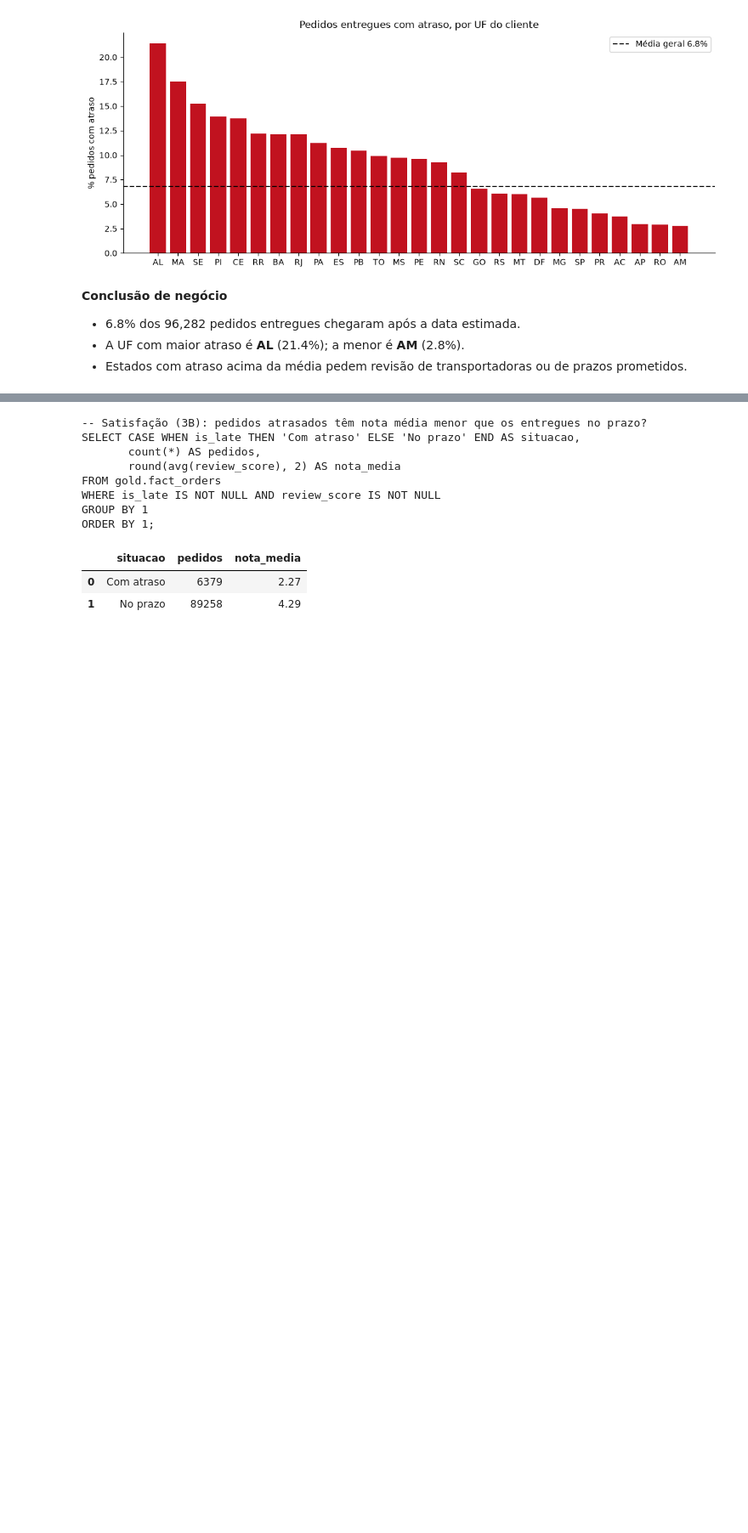
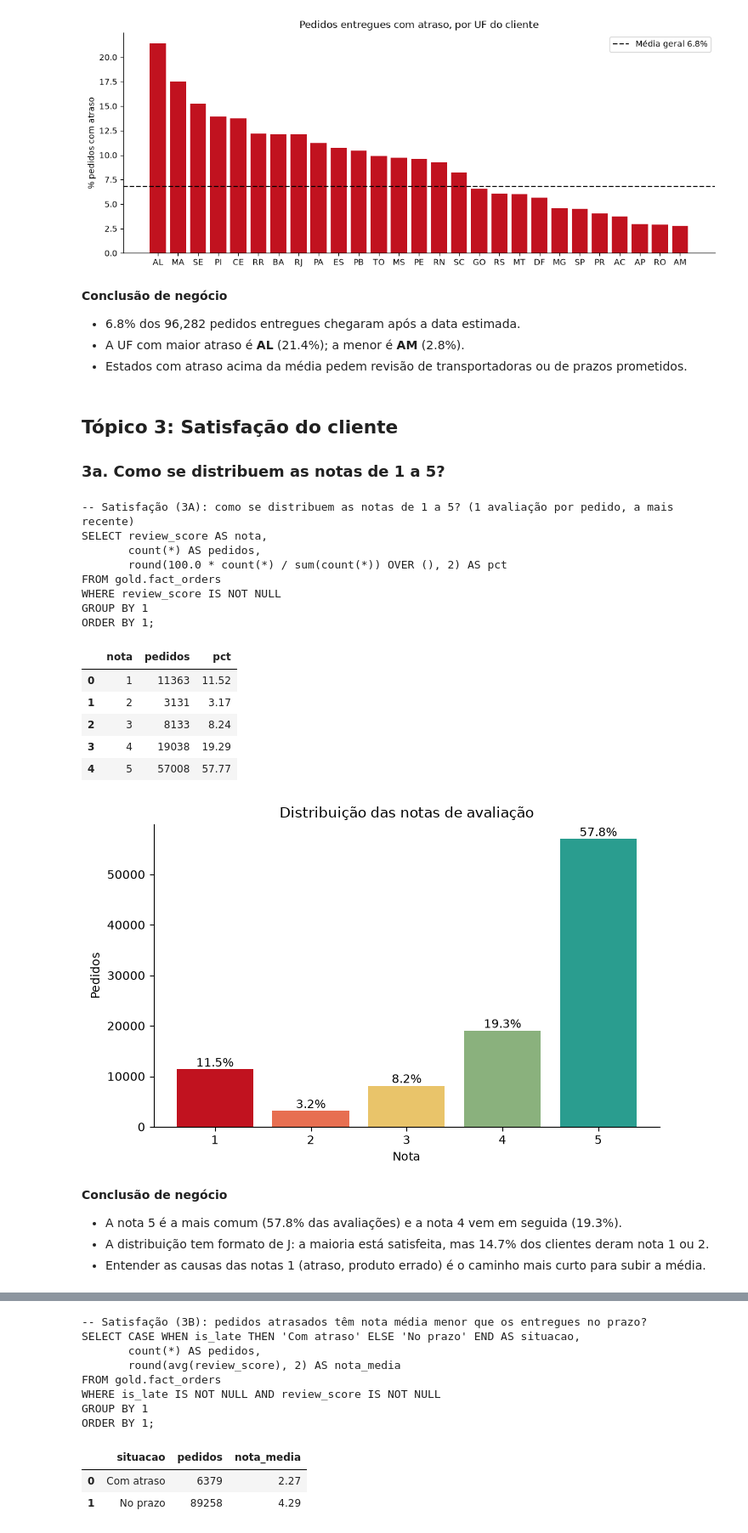
Before and after one commit to JulianaBallin/data-engineer-challenge, a Jupyter notebook: notebooks/exploratory_analysis.ipynb, the cells around one changed output, grey strips where cells are left out. Shown at 85% size. Saved outputs shown, nothing was run; the diff lists cells and outputs as text; code cells hidden in the pictures; blank space fills up the shorter version.

```diff
--- a/notebooks/exploratory_analysis.ipynb
+++ b/notebooks/exploratory_analysis.ipynb
@@ -108,4 +218,38 @@ ORDER BY uf NULLS FIRST;
 - 6.8% dos 96,282 pedidos entregues chegaram após a data estimada.
 - A UF com maior atraso é **AL** (21.4%); a menor é **AM** (2.8%).
 - Estados com atraso acima da média pedem revisão de transportadoras ou de prazos prometidos.
+# %% [markdown]
+## Tópico 3: Satisfação do cliente
+
+### 3a. Como se distribuem as notas de 1 a 5?
+# %%
+df = q("q3a_distribuicao_notas"); display(df)
+fig, ax = plt.subplots(figsize=(7, 4.5)); b = ax.bar(df.nota.astype(str), df.pedidos, color=["#c1121f", "#e76f51", "#e9c46a", "#8ab17d", "#2a9d8f"])
+for r, p in zip(b, df.pct): ax.text(r.get_x() + r.get_width() / 2, r.get_height(), f"{p:.1f}%", ha="center", va="bottom")
+ax.set_xlabel("Nota"); ax.set_ylabel("Pedidos"); ax.set_title("Distribuição das notas de avaliação"); save(fig, "03a_distribuicao_notas")
+pc = df.set_index("nota").pct
+conclusao(f"A nota 5 é a mais comum ({pc[5]:.1f}% das avaliações) e a nota 4 vem em seguida ({pc[4]:.1f}%).",
+          f"A distribuição tem formato de J: a maioria está satisfeita, mas {pc[1]+pc[2]:.1f}% dos clientes deram nota 1 ou 2.",
+          "Entender as causas das notas 1 (atraso, produto errado) é o caminho mais curto para subir a média.")
+# %% [output]
+-- Satisfação (3A): como se distribuem as notas de 1 a 5? (1 avaliação por pedido, a mais recente)
+SELECT review_score AS nota,
+       count(*) AS pedidos,
+       round(100.0 * count(*) / sum(count(*)) OVER (), 2) AS pct
+FROM gold.fact_orders
+WHERE review_score IS NOT NULL
+GROUP BY 1
+ORDER BY 1;
+|  | nota | pedidos | pct |
+| 0 | 1 | 11363 | 11.52 |
+| 1 | 2 | 3131 | 3.17 |
+| 2 | 3 | 8133 | 8.24 |
+| 3 | 4 | 19038 | 19.29 |
+| 4 | 5 | 57008 | 57.77 |
+[figure, added]
+**Conclusão de negócio**
+
+- A nota 5 é a mais comum (57.8% das avaliações) e a nota 4 vem em seguida (19.3%).
+- A distribuição tem formato de J: a maioria está satisfeita, mas 14.7% dos clientes deram nota 1 ou 2.
+- Entender as causas das notas 1 (atraso, produto errado) é o caminho mais curto para subir a média.
 # %% [markdown]
```
Also changed, not shown: parts of 22 cells of this notebook, 35 other files.
